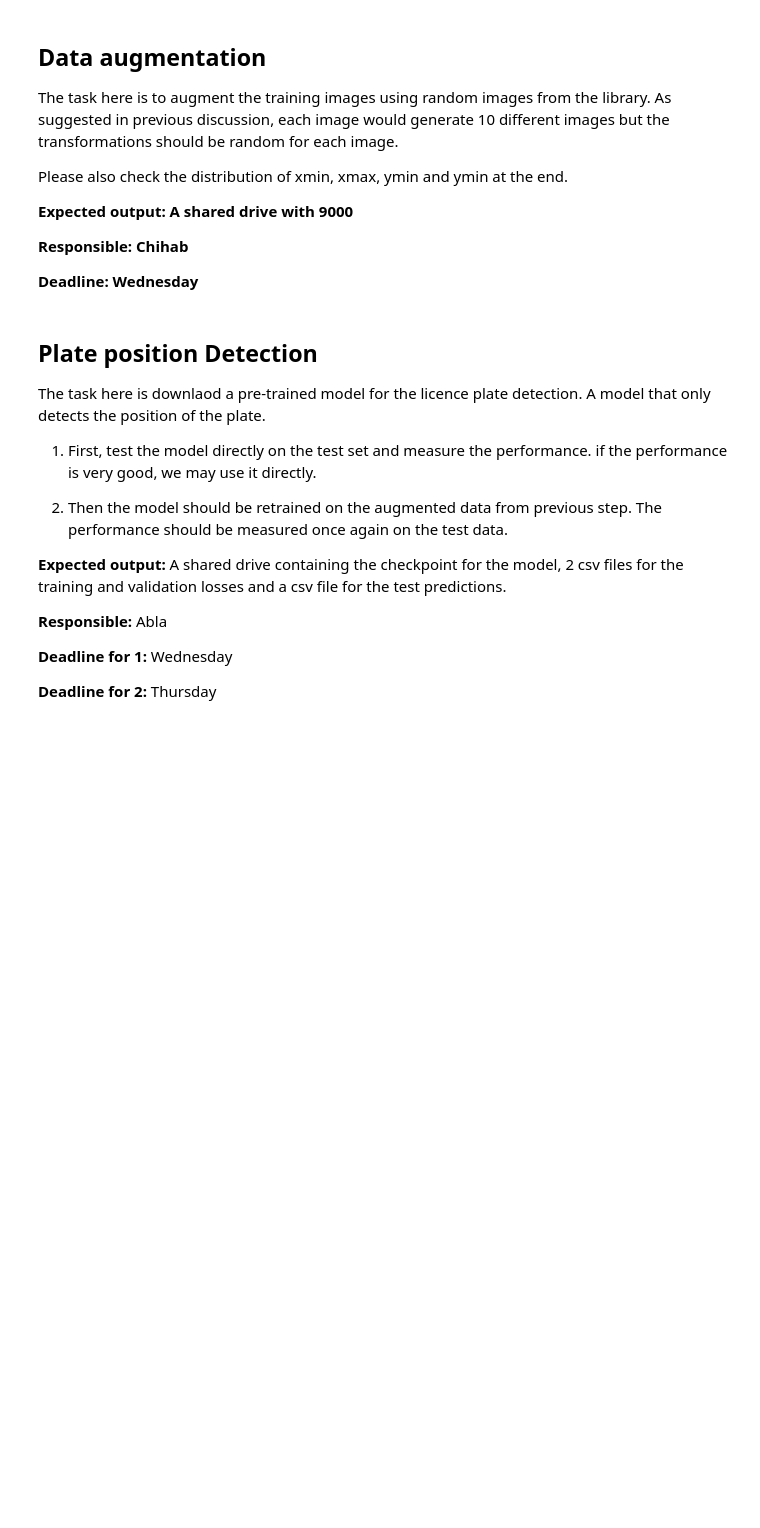
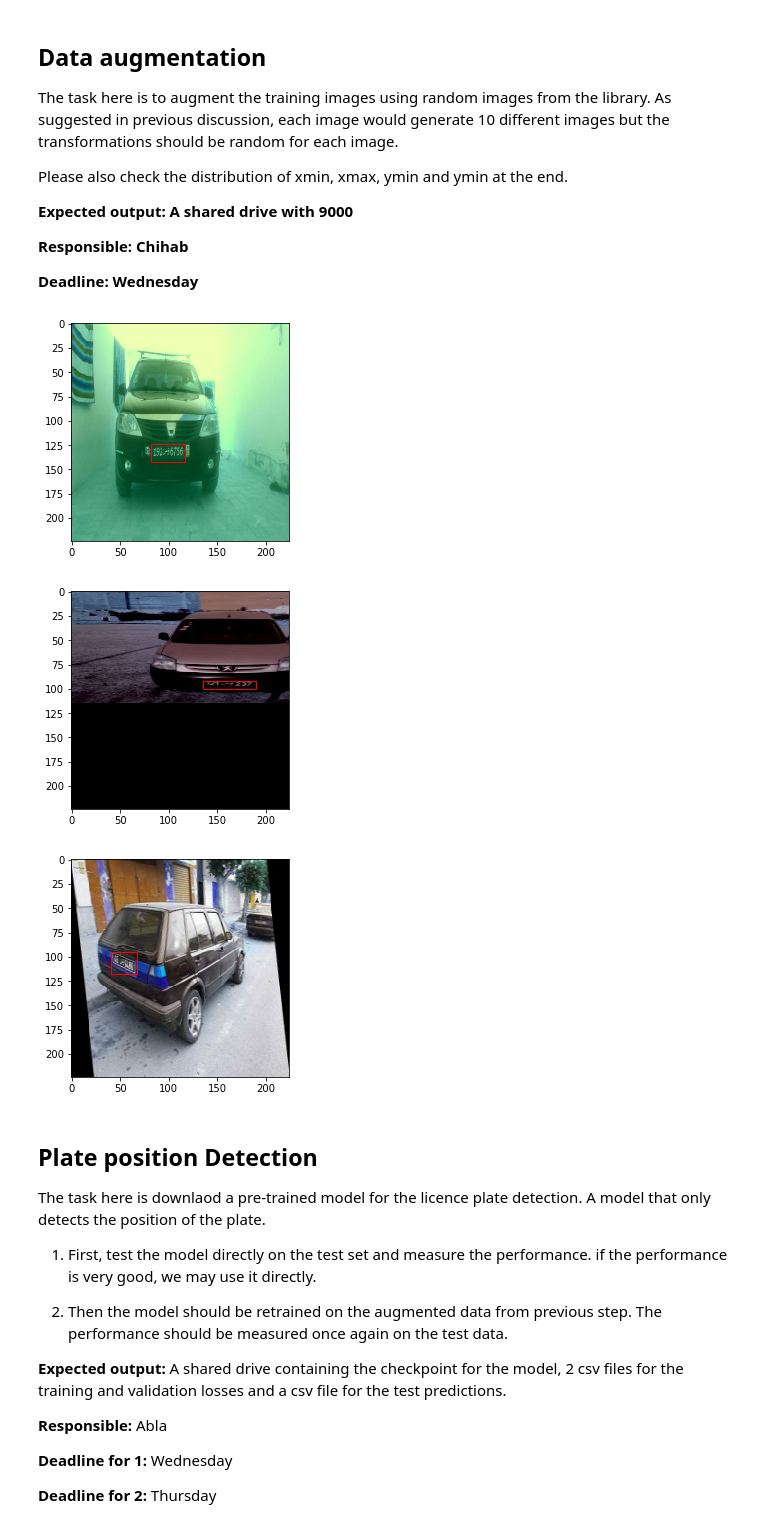
Before and after one commit to ML-Academy-team/License-Plate-Detection, a Jupyter notebook: License-Plate-Detection.ipynb, the cells around one changed output. Cells and saved outputs as stored; diff of their text form; code cells hidden in the pictures; blank space fills up the shorter version.

```diff
--- a/License-Plate-Detection.ipynb
+++ b/License-Plate-Detection.ipynb
@@ -228,3 +259,13 @@ Please also check the distribution of xmin, xmax, ymin and ymin at the end.
+# %%
+train_images, train_labels = load_data(path='./data/aug_data',
+                                       path_targets='./data/aug_images.csv')
+# %%
+for i in range(3):
+    plot_random_image(train_images, train_labels)
+# %% [output]
+[figure, added]
+[figure, added]
+[figure, added]
 # %% [markdown]
 ## Plate position Detection
 
```
Also changed, not shown: parts of 32 cells of this notebook, 3 other files.
